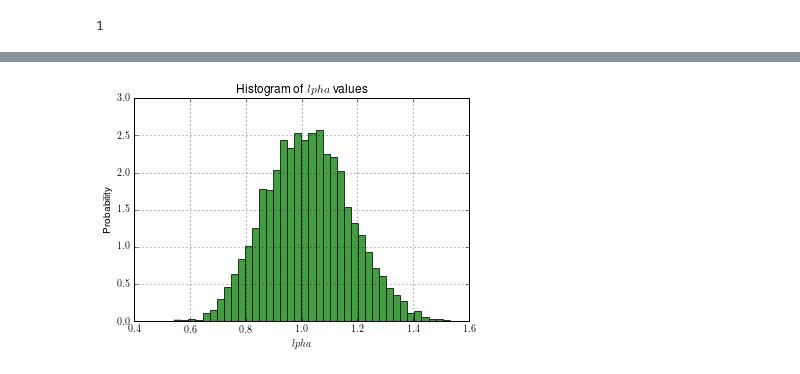
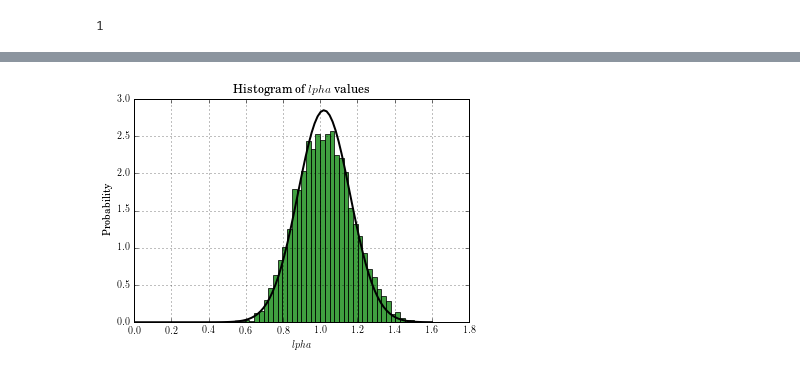
Before and after one commit to LaurencePeanuts/Music, a Jupyter notebook: Scripts/Robustness_notebook.ipynb, the cells around one changed output, grey strips where cells are left out. Saved outputs shown, nothing was run; the diff lists cells and outputs as text; code cells hidden in the pictures.

```diff
--- a/Scripts/Robustness_notebook.ipynb
+++ b/Scripts/Robustness_notebook.ipynb
@@ -36,14 +18,25 @@ rc('font',**{'family':'sans-serif','sans-serif':['Helvetica']})
 rc('text', usetex=True)
 # %%
 import matplotlib.pyplot as plt
+from scipy.stats import norm
 n, bins, patches = plt.hist(alphas, 40, normed=1, facecolor='green', alpha=0.75)
 
-plt.xlabel('$\alpha$')
+plt.rc('text', usetex=True)
+plt.rc('font', family='serif')
+
+plt.xlabel('$\displaystyle\alpha$')
 plt.ylabel('Probability')
-plt.title('Histogram of $\alpha$ values')
+plt.title('Histogram of $\displaystyle\alpha$ values')
+
+#x = np.linspace(norm.ppf(0.01, loc=1, scale=0.19), norm.ppf(0.99, loc=1,  scale=0.19), 100)
+x=np.linspace(0,1.6, 100)
+rv = norm()
+plt.plot(x, norm.pdf(x, loc=1.02, scale=0.14), 'k-', lw=2, label='frozen pdf')
+
+
 #plt.axis([40, 160, 0, 0.03])
 plt.grid(True)
 
 plt.show()
 # %% [output]
-[figure, old version]
+[figure, new version]
```
Also changed, not shown: parts of 5 cells of this notebook, 6 other files.
